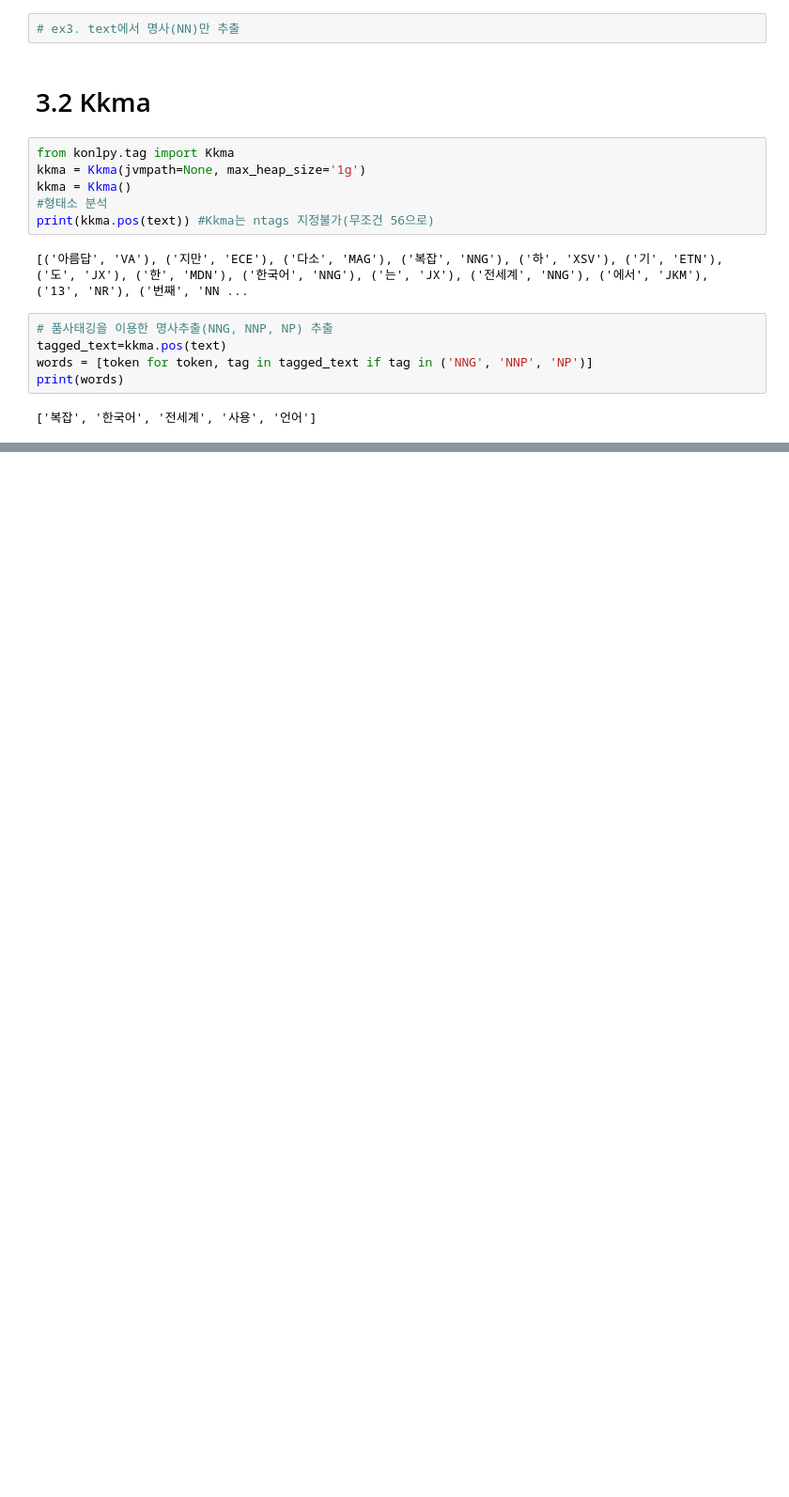
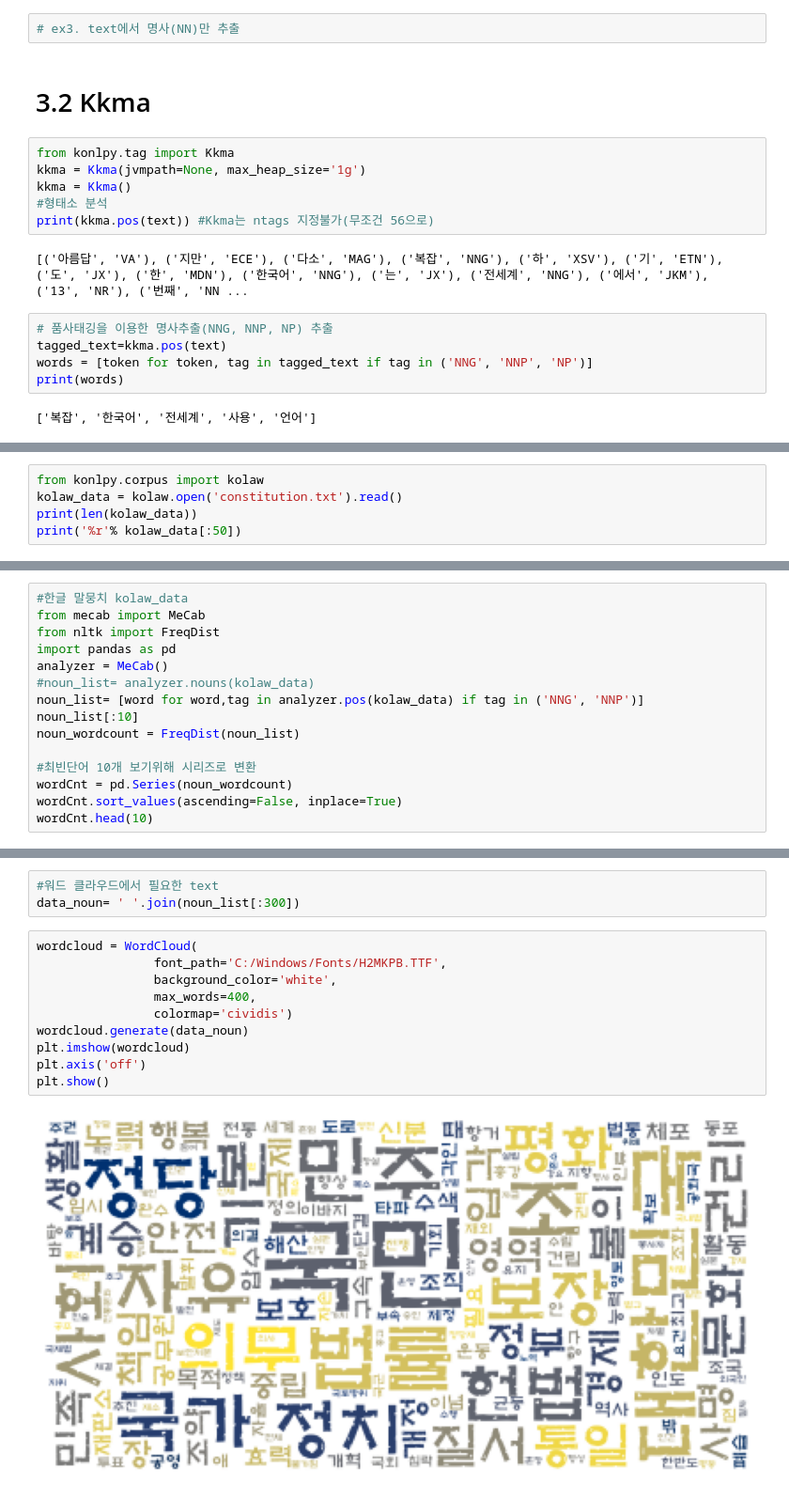
Before and after one commit to jack8704/ai, a Jupyter notebook: source/06_자연어처리/ch02_NLTK_자연어처리(한글형태소분석및시각화).ipynb, the cells around one changed output, grey strips where cells are left out. Shown at 94% size. Saved outputs shown, nothing was run; the diff lists cells and outputs as text; blank space fills up the shorter version.

```diff
--- a/source/06_자연어처리/ch02_NLTK_자연어처리(한글형태소분석및시각화).ipynb
+++ b/source/06_자연어처리/ch02_NLTK_자연어처리(한글형태소분석및시각화).ipynb
@@ -133,0 +255,5 @@ print(words)
+# %%
+from konlpy.corpus import kolaw
+kolaw_data = kolaw.open('constitution.txt').read()
+print(len(kolaw_data))
+print('%r'% kolaw_data[:50])
@@ -133,0 +327,15 @@ print(words)
+# %%
+#한글 말뭉치 kolaw_data
+from mecab import MeCab
+from nltk import FreqDist
+import pandas as pd
+analyzer = MeCab()
+#noun_list= analyzer.nouns(kolaw_data)
+noun_list= [word for word,tag in analyzer.pos(kolaw_data) if tag in ('NNG', 'NNP')]
+noun_list[:10]
+noun_wordcount = FreqDist(noun_list)
+
+#최빈단어 10개 보기위해 시리즈로 변환
+wordCnt = pd.Series(noun_wordcount)
+wordCnt.sort_values(ascending=False, inplace=True)
+wordCnt.head(10)
@@ -133,0 +354,15 @@ print(words)
+# %%
+#워드 클라우드에서 필요한 text
+data_noun= ' '.join(noun_list[:300])
+# %%
+wordcloud = WordCloud(
+                font_path='C:/Windows/Fonts/H2MKPB.TTF',
+                background_color='white',
+                max_words=400,
+                colormap='cividis')
+wordcloud.generate(data_noun)
+plt.imshow(wordcloud)
+plt.axis('off')
+plt.show()
+# %% [output]
+[figure, added]
```
Also changed, not shown: parts of 53 cells of this notebook, 5 other files.
